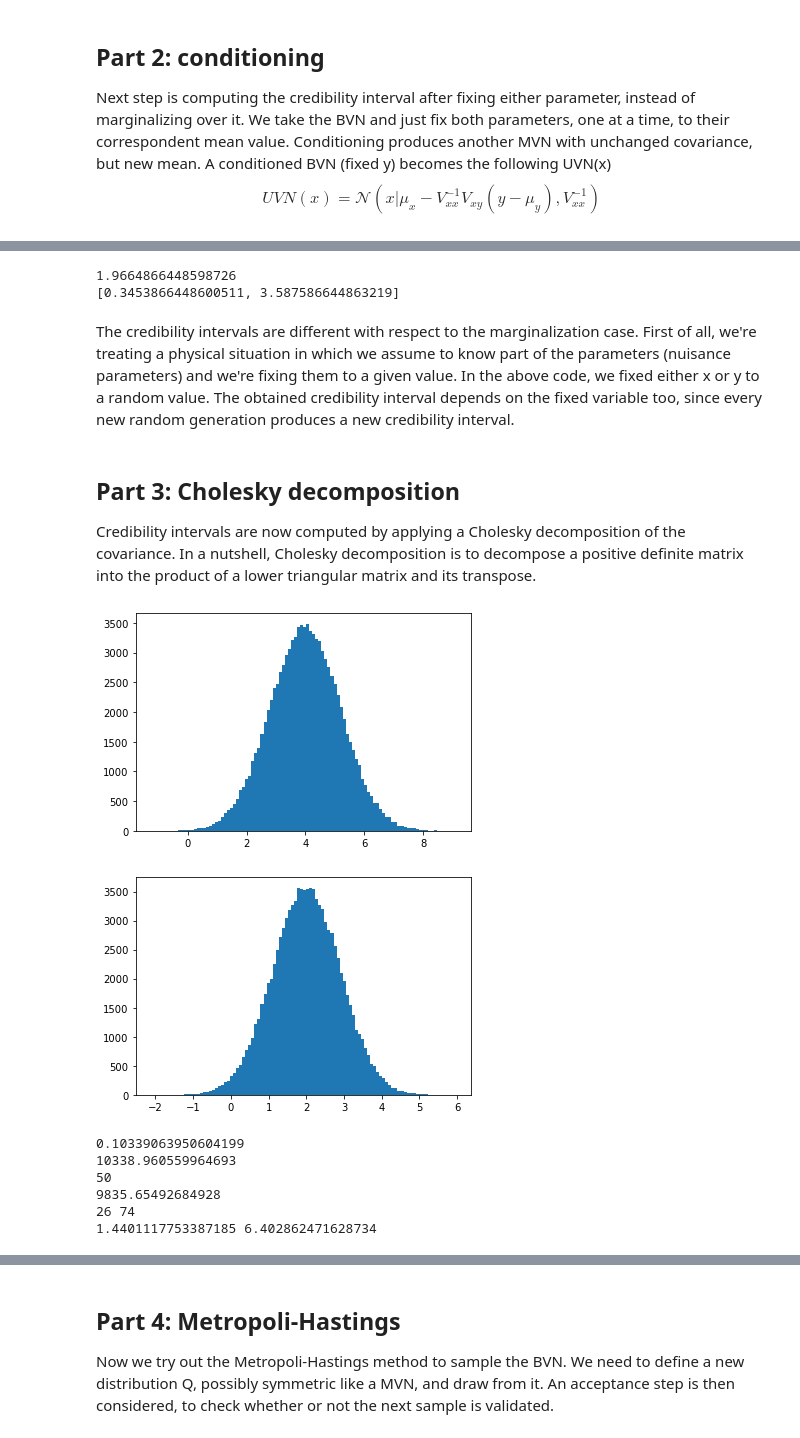
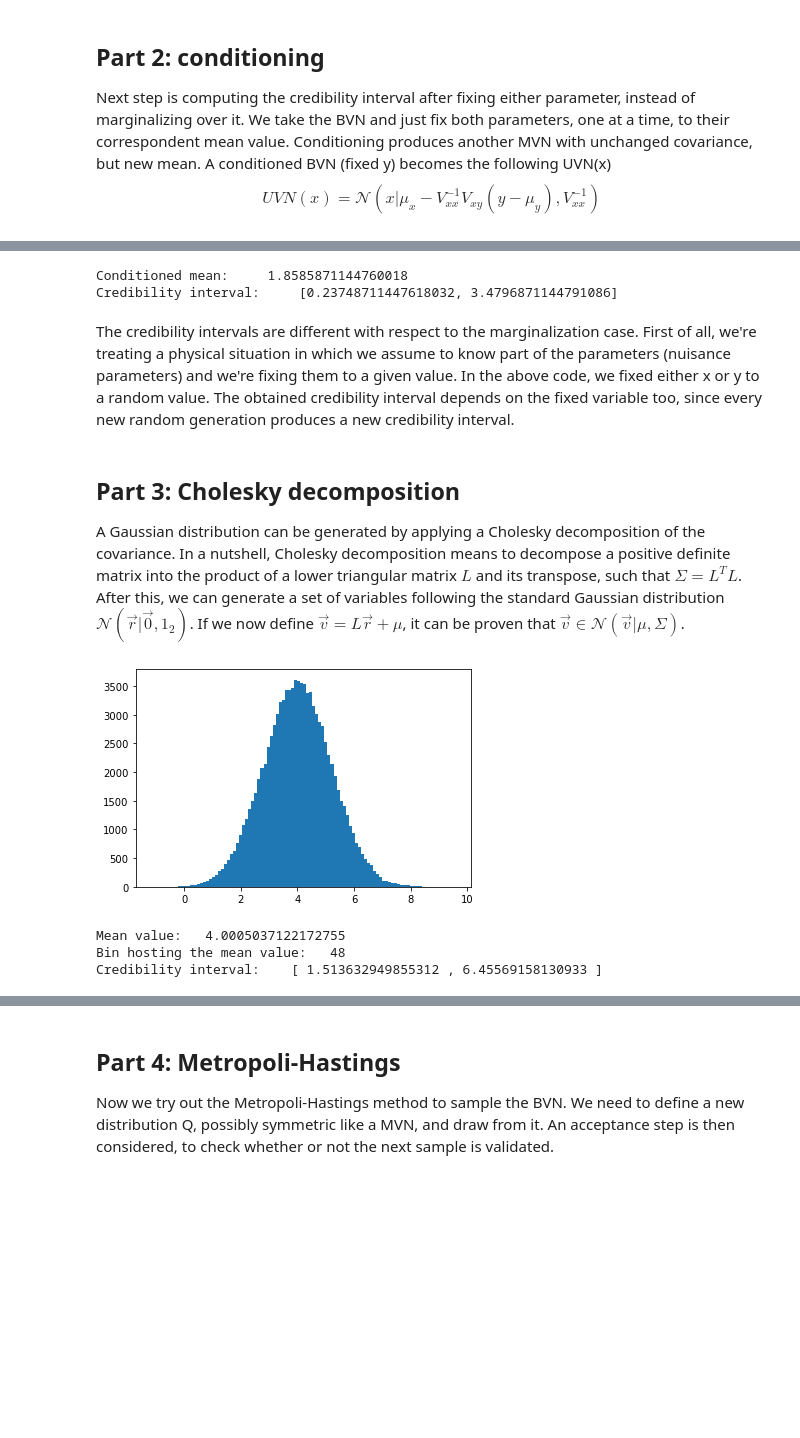
Before and after one commit to blackbianca/Astrostatistics-Cosmology---Homework, a Jupyter notebook: homework4/MCMC.ipynb, the cells around one changed output, grey strips where cells are left out. Saved outputs shown, nothing was run; the diff lists cells and outputs as text; code cells hidden in the pictures; blank space fills up the shorter version.

```diff
--- a/homework4/MCMC.ipynb
+++ b/homework4/MCMC.ipynb
@@ -258,7 +258,7 @@ sigma_cond_y = 1./np.sqrt(prec[1,1])
 x_sample = np.random.normal(loc=mu[0], scale=cov[0,0],size=20)
 x = sum(x_sample)/len(x_sample)
 mean_cond_y = mu[1]-prec[0,1]/prec[1,1]*(x-mu[0])      #fixing y to its mean cancels the extra term. Watch out, fixing the parameter influences the obtained interval
-print(mean_cond_y)
+print("Conditioned mean:    ", mean_cond_y)
 
 #interval_x = [-1000, 1000]
 #Itot = integrate.quad(gaussian, interval_x[0], interval_x[1], epsrel=1.e-7,args=(mean,sigma))
@@ -267,16 +267,16 @@ print(mean_cond_y)
 
 
 cred_interval_y = find_95(mean_cond_y,sigma_cond_y)
-print(cred_interval_y)
+print("Credibility interval:    ", cred_interval_y)
 # %% [output]
-1.9664866448598726
-[0.3453866448600511, 3.587586644863219]
+Conditioned mean:     1.8585871144760018
+Credibility interval:     [0.23748711447618032, 3.4796871144791086]
 # %% [markdown]
 The credibility intervals are different with respect to the marginalization case. First of all, we're treating a physical situation in which we assume to know part of the parameters (nuisance parameters) and we're fixing them to a given value. In the above code, we fixed either x or y to a random value. The obtained credibility interval depends on the fixed variable too, since every new random generation produces a new credibility interval.
 # %% [markdown]
 ## Part 3: Cholesky decomposition
 
-Credibility intervals are now computed by applying a Cholesky decomposition of the covariance. In a nutshell, Cholesky decomposition is to decompose a positive definite matrix into the product of a lower triangular matrix and its transpose.
+A Gaussian distribution can be generated by applying a Cholesky decomposition of the covariance. In a nutshell, Cholesky decomposition means to decompose a positive definite matrix into the product of a lower triangular matrix $L$ and its transpose, such that $\Sigma = L^T L$. After this, we can generate a set of variables following the standard Gaussian distribution $\mathcal{N}(\vec{r}|\vec{0}, \mathcal{1}_2)$. If we now define $\vec{v} = L\vec{r}+\mu$, it can be proven that $\vec{v} \in \mathcal{N}(\vec{v}|\mu, \Sigma)$.
 # %%
 L = np.linalg.cholesky(cov) # Cholesky decompositionplt.figure(figsize = (12, 6))
 
@@ -287,6 +287,8 @@ for item in r:
 #print(v)
 #print(v[0][0])
 # %%
+# this is just to check that the generation occurred as planned
+
 X = []
 Y = []
 for item in v:
@@ -294,41 +296,38 @@ for item in v:
     Y.append(item[1])
 
 nbins = int(100)
-nx, binsx, _ = plt.hist(X,bins=nbins)
-plt.show()
-
-ny, binsy, _ = plt.hist(Y,bins=nbins)
-plt.show()
-# %% [output]
-[figure, removed]
-[figure, removed]
 # %%
+nx, binsx, _ = plt.hist(X,bins=nbins)
+plt.show()
+
+s = 0
+for i in range(len(nx)):
+   s += nx[i] * ((binsx[i] + binsx[i+1]) / 2)
+meanx = s / np.sum(nx)
+print("Mean value:  ", meanx)
+
 bin_width_x = (binsx[-1]-binsx[0])/nbins
-print(bin_width_x)
+#print(bin_width_x)
 I = bin_width_x * sum(nx[0:99])
-print(I)
 alpha = 0.95*I
-
-bin_mean_x = int((mu[0]-binsx[0])/bin_width_x)
-print(bin_mean_x)
+bin_mean_x = int((meanx-binsx[0])/bin_width_x)
+print("Bin hosting the mean value:  ", bin_mean_x)
 bin1 = bin_mean_x-1
 bin2 = bin_mean_x+1
 I=0
 while(I<alpha):
     I=0
     I = bin_width_x * sum(nx[bin1:bin2])
     bin1 -= 1
     bin2 += 1
 
 
-print(I)
-print(bin1,bin2)
-print(binsx[0]+bin1*bin_width_x,binsx[0]+bin2*bin_width_x)
+#print(I)
+#print(bin1,bin2)
+print("Credibility interval:    [", binsx[0]+bin1*bin_width_x,",",binsx[0]+bin2*bin_width_x,"]")
 # %% [output]
+[figure, added]
-0.10339063950604199
-10338.960559964693
-50
-9835.65492684928
-26 74
-1.4401117753387185 6.402862471628734
+Mean value:   4.0005037122172755
+Bin hosting the mean value:   48
+Credibility interval:    [ 1.513632949855312 , 6.45569158130933 ]
 # %%
```
Also changed, not shown: parts of 21 cells of this notebook.
